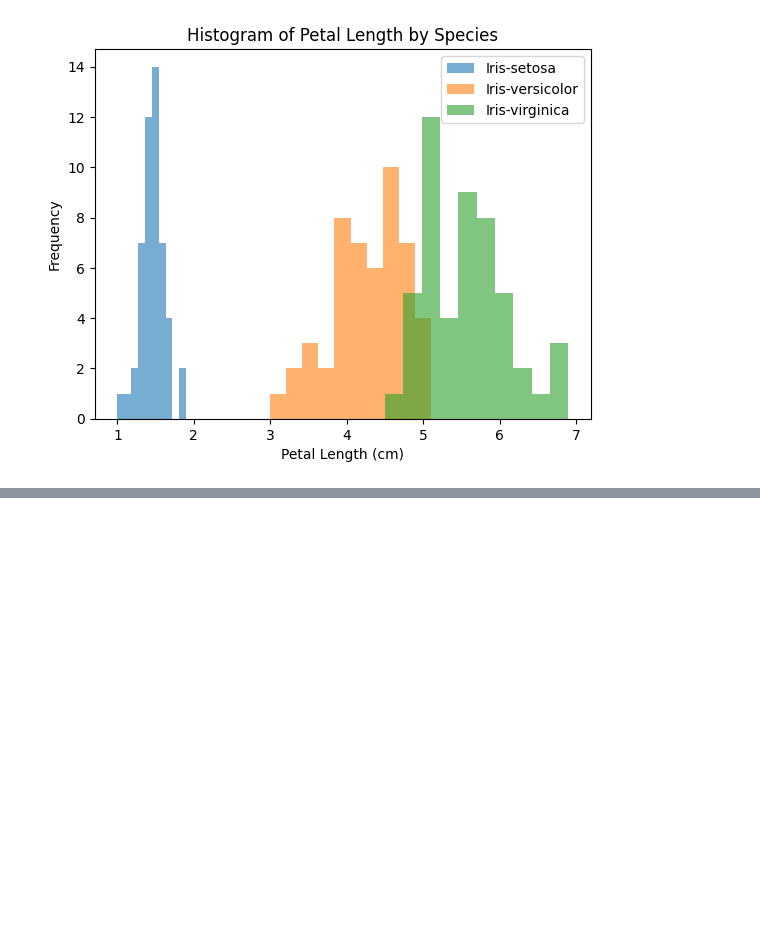
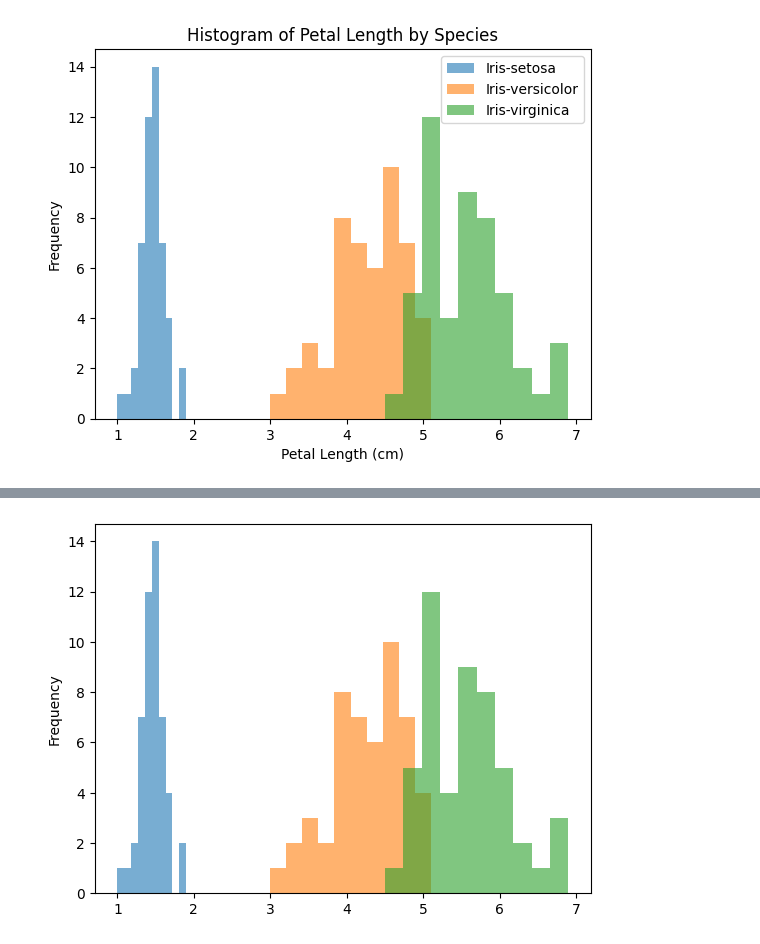
Before and after one commit to ave-bell/Clinical_TLB_2023-2024, a Jupyter notebook: Python_for_Data_Science/Chapter2_DataVisualization.ipynb, the cells around one changed output, grey strips where cells are left out. Drawn from its saved outputs; the diff is of its cells as text; code cells hidden in the pictures; blank space fills up the shorter version.

```diff
--- a/Python_for_Data_Science/Chapter2_DataVisualization.ipynb
+++ b/Python_for_Data_Science/Chapter2_DataVisualization.ipynb
@@ -99,0 +112,9 @@ plt.show()
+# %%
+fig, ax = plt.subplots()
+
+# Group the data by 'Species' and plot histograms for 'PetalLengthCm'
+for species, data in iris_df.groupby('Species'):
+
+    data['PetalLengthCm'].plot(kind='hist', alpha=0.6, ax=ax, label=species)
+# %% [output]
+[figure, added]
```
Also changed, not shown: parts of 7 cells of this notebook, 4 other files.
